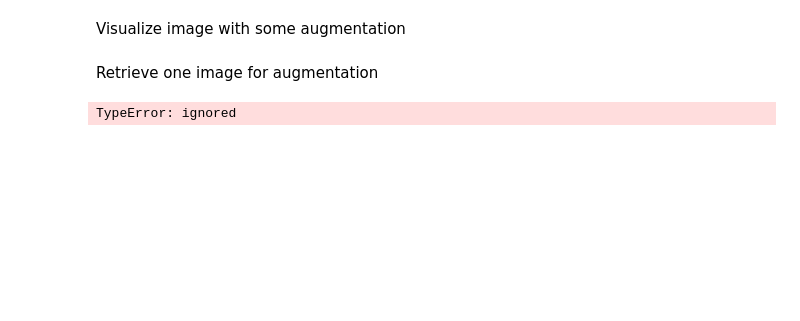
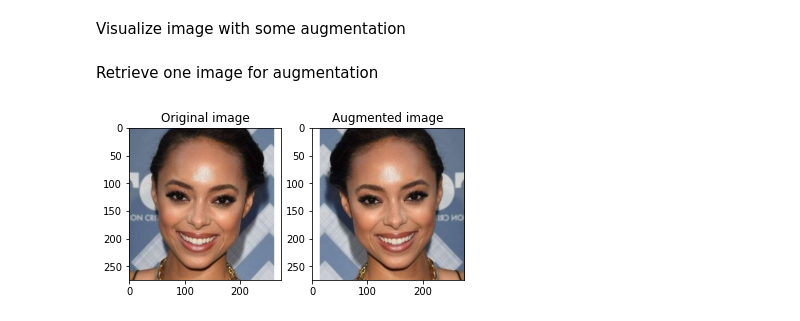
Before and after one commit to pradeepprasad/Machine_Learning_Workspace, a Jupyter notebook: Data_augmentation_01.ipynb, the cells around one changed output. Saved outputs shown, nothing was run; the diff lists cells and outputs as text; code cells hidden in the pictures; blank space fills up the shorter version.

```diff
--- a/Data_augmentation_01.ipynb
+++ b/Data_augmentation_01.ipynb
@@ -64,9 +63,10 @@ def visualize(original, augmented):
   plt.imshow(augmented)
 # %% [markdown]
 Retrieve one image for augmentation
-# %%
-image, label = next(iter(im_path))
-_ = plt.imshow(image)
-_ = plt.title(get_label_name(label))
-# %% [output]
-TypeError: ignored
+# %%
+im = imageio.imread(str(im_path))
+# %%
+flipped = tf.image.flip_left_right(im)
+visualize(im, flipped)
+# %% [output]
+[figure, added]
```
Also changed, not shown: parts of 3 cells of this notebook.
